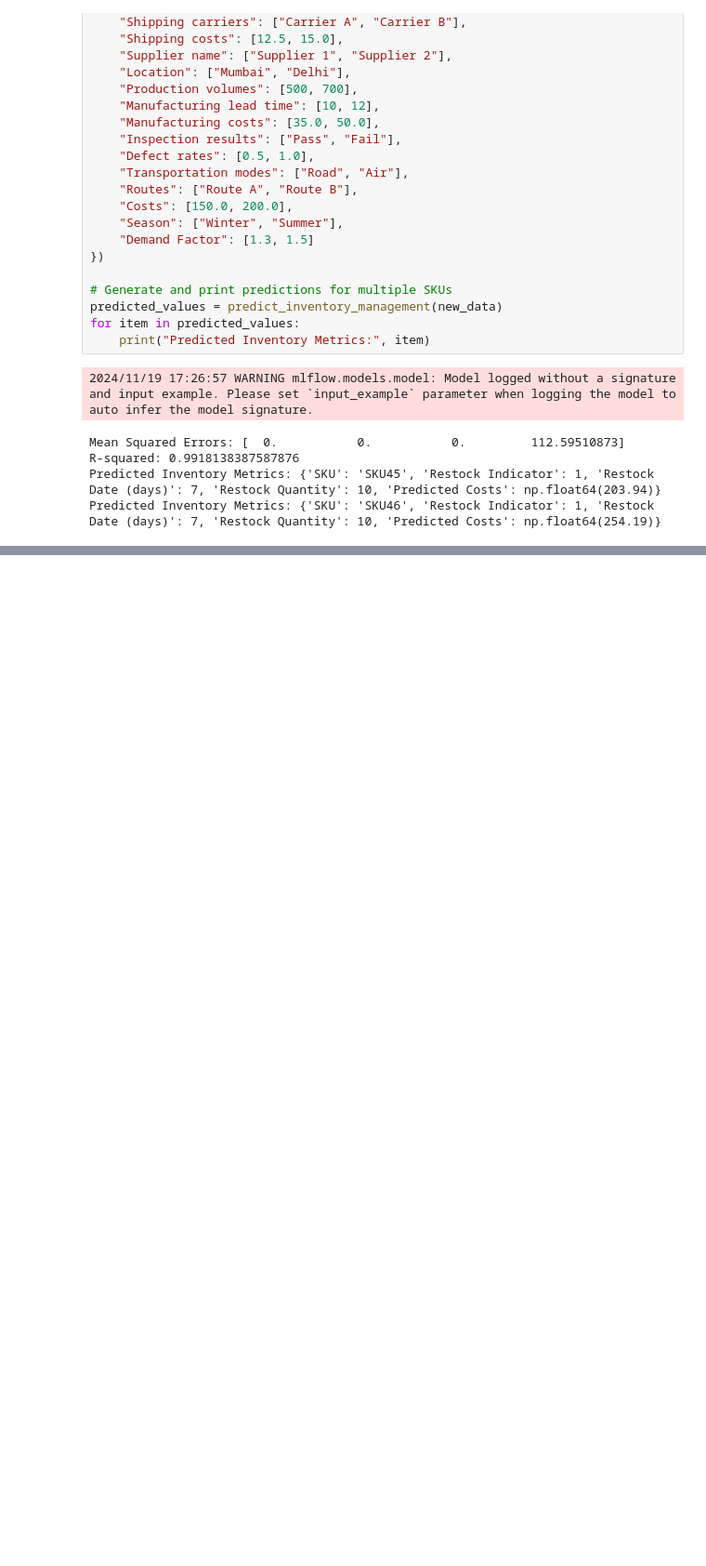
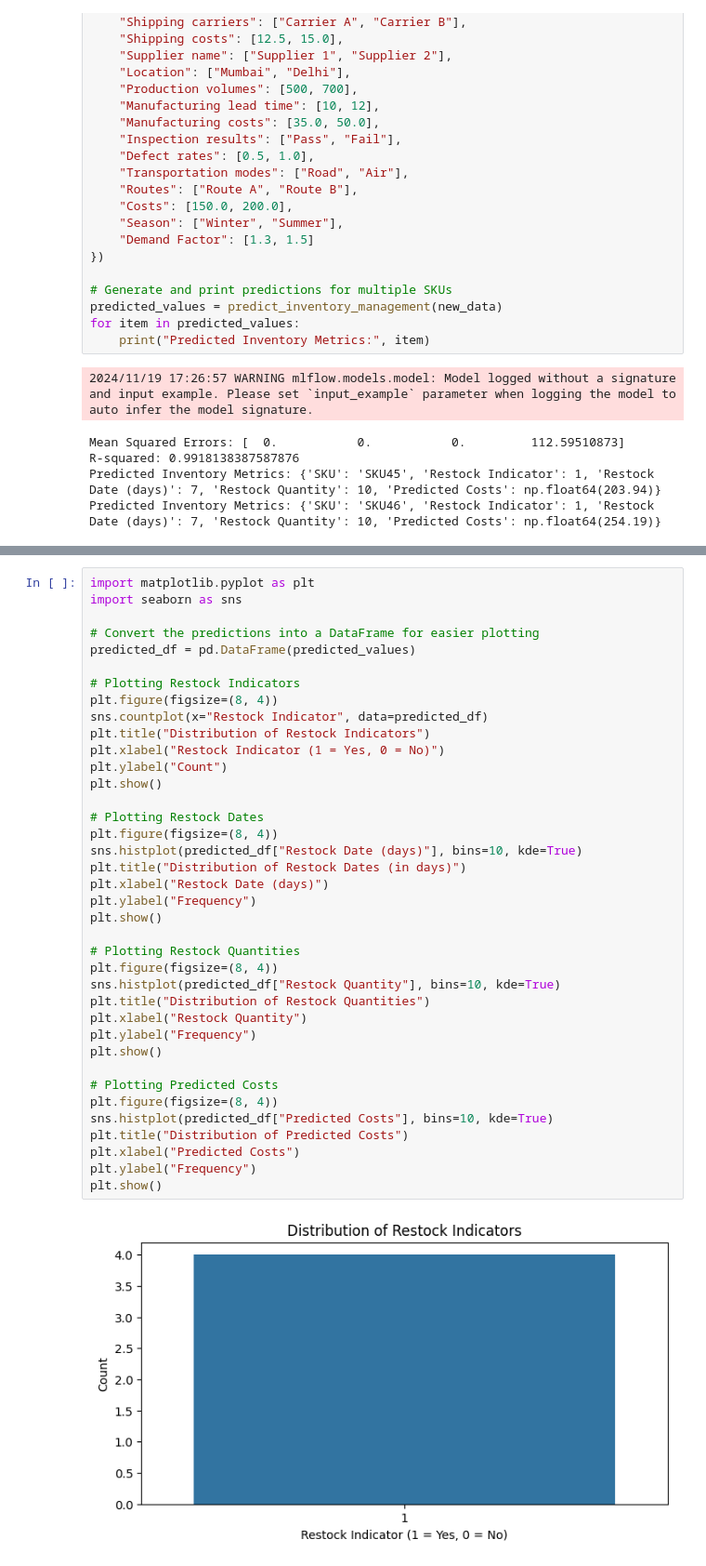
Before and after one commit to saurabh98s/SupplySim, a Jupyter notebook: notebooks/model_train.ipynb, the cells around one changed output, grey strips where cells are left out. Shown at 93% size. Saved outputs shown, nothing was run; the diff lists cells and outputs as text; blank space fills up the shorter version.

```diff
--- a/notebooks/model_train.ipynb
+++ b/notebooks/model_train.ipynb
@@ -472,0 +575,40 @@ Predicted Inventory Metrics: {'SKU': 'SKU46', 'Restock Indicator': 1, 'Restock D
+# %%
+import matplotlib.pyplot as plt
+import seaborn as sns
+
+# Convert the predictions into a DataFrame for easier plotting
+predicted_df = pd.DataFrame(predicted_values)
+
+# Plotting Restock Indicators
+plt.figure(figsize=(8, 4))
+sns.countplot(x="Restock Indicator", data=predicted_df)
+plt.title("Distribution of Restock Indicators")
+plt.xlabel("Restock Indicator (1 = Yes, 0 = No)")
+plt.ylabel("Count")
+plt.show()
+
+# Plotting Restock Dates
+plt.figure(figsize=(8, 4))
+sns.histplot(predicted_df["Restock Date (days)"], bins=10, kde=True)
+plt.title("Distribution of Restock Dates (in days)")
+plt.xlabel("Restock Date (days)")
+plt.ylabel("Frequency")
+plt.show()
+
+# Plotting Restock Quantities
+plt.figure(figsize=(8, 4))
+sns.histplot(predicted_df["Restock Quantity"], bins=10, kde=True)
+plt.title("Distribution of Restock Quantities")
+plt.xlabel("Restock Quantity")
+plt.ylabel("Frequency")
+plt.show()
+
+# Plotting Predicted Costs
+plt.figure(figsize=(8, 4))
+sns.histplot(predicted_df["Predicted Costs"], bins=10, kde=True)
+plt.title("Distribution of Predicted Costs")
+plt.xlabel("Predicted Costs")
+plt.ylabel("Frequency")
+plt.show()
+# %% [output]
+[figure, added]
```
Also changed, not shown: parts of 5 cells of this notebook, 19 other files.
